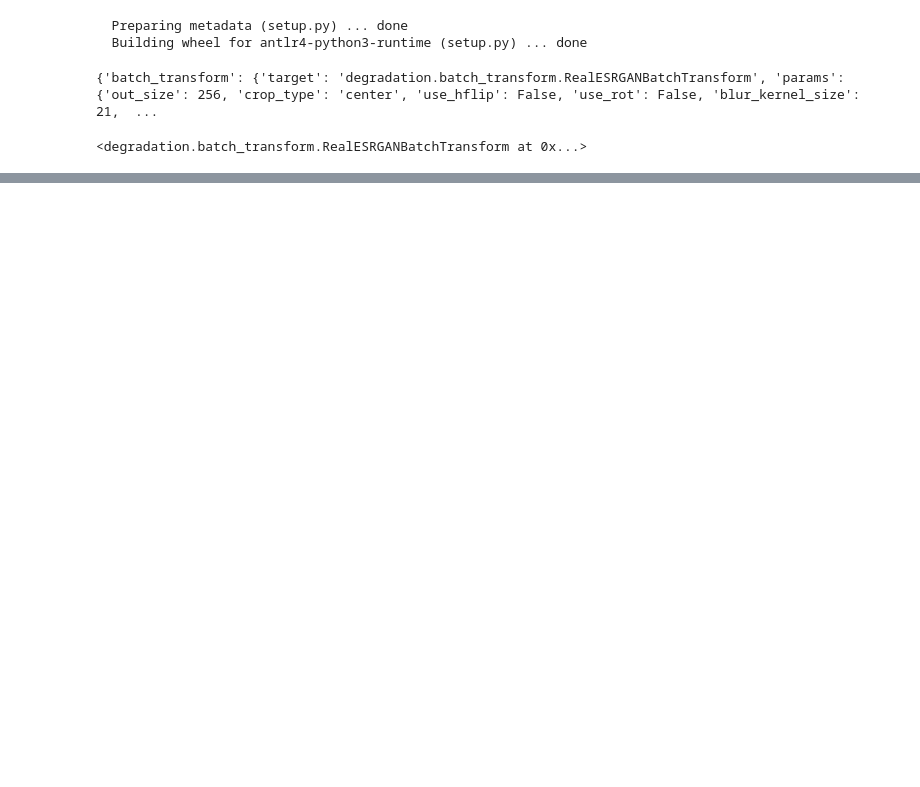
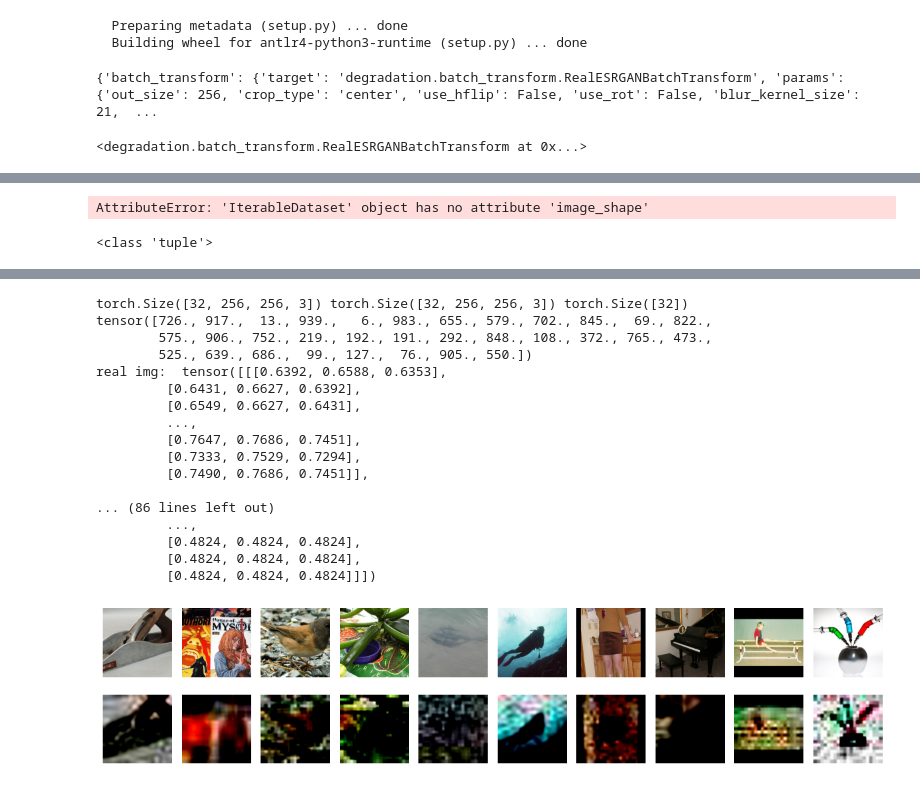
Before and after one commit to illuminati4981/SwinGAN, a Jupyter notebook: stylegan2/training/degradation-demo.ipynb, the cells around one changed output, grey strips where cells are left out. Cells and saved outputs as stored; diff of their text form; code cells hidden in the pictures; blank space fills up the shorter version.

```diff
--- a/stylegan2/training/degradation-demo.ipynb
+++ b/stylegan2/training/degradation-demo.ipynb
@@ -39,0 +224,5 @@ transform
+# %%
+import datasets
+# training_set = datasets.load_dataset("imagenet-1k", split = "train", streaming=True).with_format("torch").remove_columns("label")
+training_set = datasets.load_dataset("imagenet-1k", split = "train", streaming=True)
+training_set
@@ -39,0 +242,4 @@ transform
+# %%
+for data in training_set:
+  print(data["label"])
+  break
@@ -39,0 +252,4 @@ transform
+# %%
+training_set.image_shape
+# %% [output]
+AttributeError: 'IterableDataset' object has no attribute 'image_shape'
@@ -39,0 +281,43 @@ transform
+# %%
+dataloader = torch.utils.data.DataLoader(training_set, batch_size=32, collate_fn=lambda x: collate_fn(x))
+# %%
+dataloader_out = next(iter(dataloader))
+print(type(dataloader_out))
+# %% [output]
+<class 'tuple'>
+# %%
+import matplotlib.pyplot as plt
+fig, axs = plt.subplots(2, 10, figsize=(12, 3))
+
+images = []
+
+hq_imgs = dataloader_out[0]
+lq_imgs = dataloader_out[1] / 127.5 - 1
+real_c = dataloader_out[2]
+
+print(hq_imgs.size(), lq_imgs.size(), real_c.size())
+print(real_c)
+
+print("real img: ", hq_imgs[0])
+print("deg img: ", lq_imgs[0])
+
+for hq_img, lq_img in zip(hq_imgs, lq_imgs):
+  # print(lq_img.size(), hq_img.size())
+  out = lq_img.to(device).to(torch.float32)
+  out = out.detach().cpu()
+  # Plot the original image on the left subplot
+  hq_img = hq_img.to(device).to(torch.float32)
+  images.append((hq_img, out))
+
+for i, (hq, lq) in enumerate(images[:10]):
+  axs[0, i].imshow(hq)
+  axs[1, i].imshow(lq)
+  axs[0, i].axis('off')
+  axs[1, i].axis('off')
+
+# Adjust the spacing between subplots
+plt.tight_layout()
+
+# Show the plot
+plt.show()
+# %% [output]
@@ -39,0 +334,18 @@ transform
+torch.Size([32, 256, 256, 3]) torch.Size([32, 256, 256, 3]) torch.Size([32])
+tensor([726., 917.,  13., 939.,   6., 983., 655., 579., 702., 845.,  69., 822.,
+        575., 906., 752., 219., 192., 191., 292., 848., 108., 372., 765., 473.,
+        525., 639., 686.,  99., 127.,  76., 905., 550.])
+real img:  tensor([[[0.6392, 0.6588, 0.6353],
+         [0.6431, 0.6627, 0.6392],
+         [0.6549, 0.6627, 0.6431],
+         ...,
+         [0.7647, 0.7686, 0.7451],
+         [0.7333, 0.7529, 0.7294],
+         [0.7490, 0.7686, 0.7451]],
+
+... (86 lines left out)
+         ...,
+         [0.4824, 0.4824, 0.4824],
+         [0.4824, 0.4824, 0.4824],
+         [0.4824, 0.4824, 0.4824]]])
+[figure, added]
```
Also changed, not shown: parts of 19 cells of this notebook, 10 other files.
